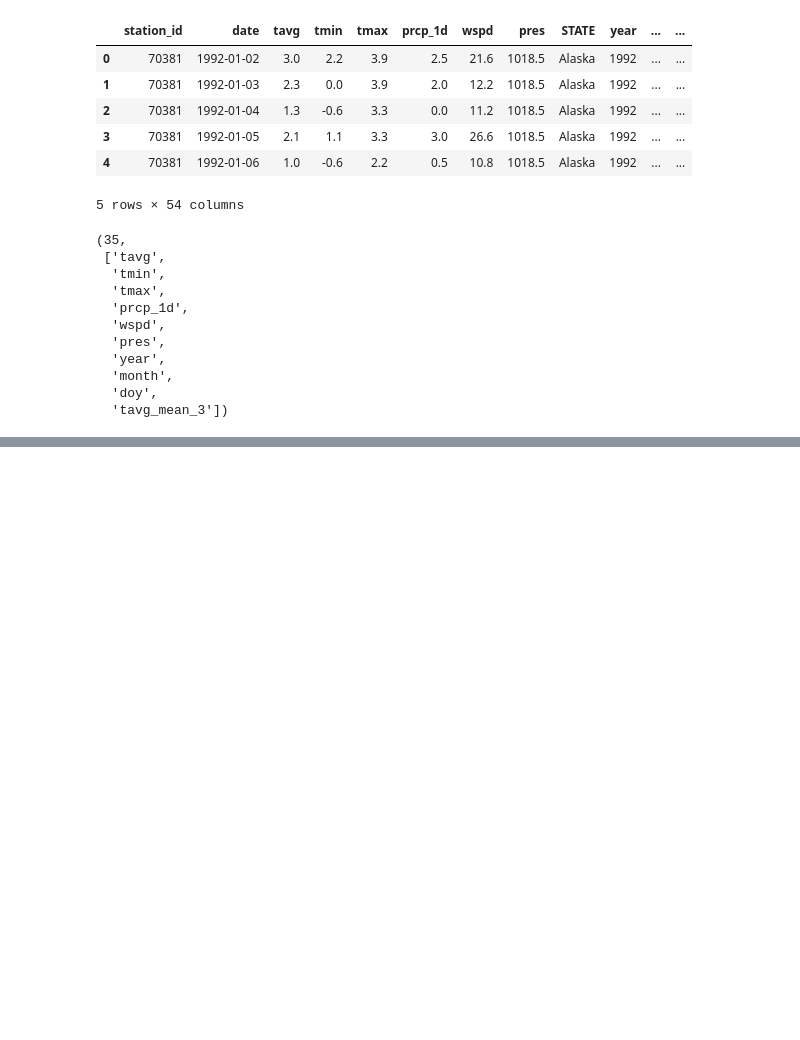
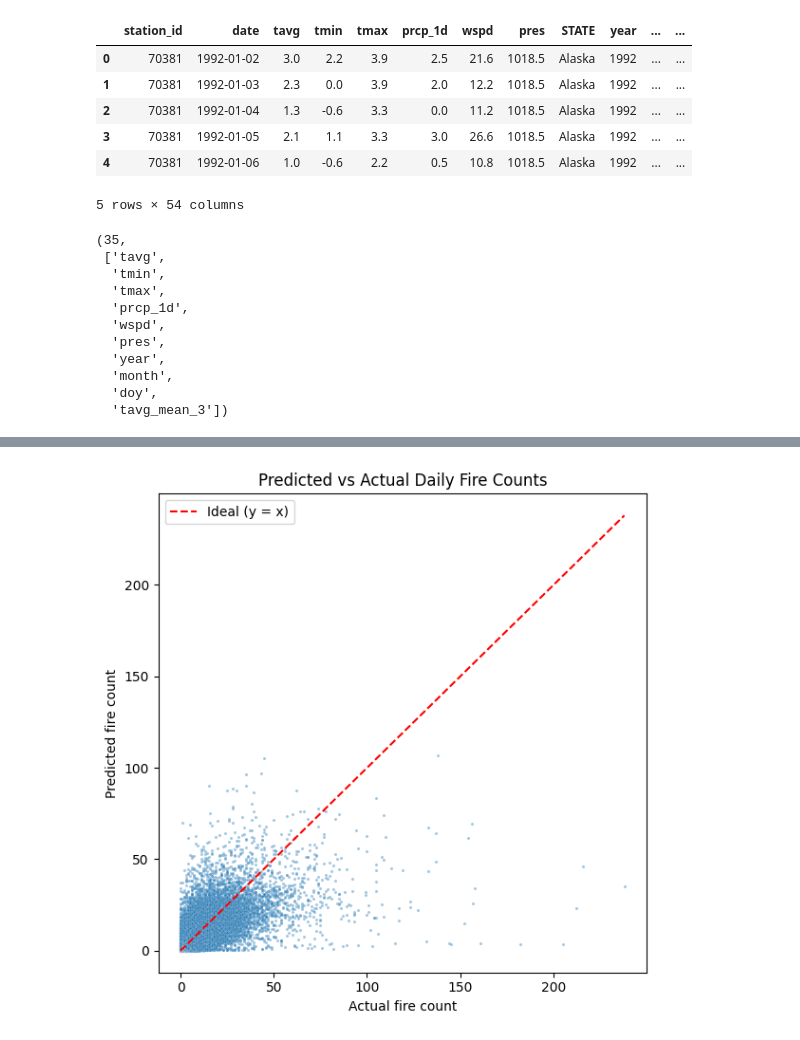
Before and after one commit to whelixw/week_11_wildfire_prediction, a Jupyter notebook: scripts/wildfires.ipynb, the cells around one changed output, grey strips where cells are left out. Cells and saved outputs as stored; diff of their text form; code cells hidden in the pictures; blank space fills up the shorter version.

Commit message:
added informative plots and committed to assigning fires to nearest station

```diff
--- a/scripts/wildfires.ipynb
+++ b/scripts/wildfires.ipynb
@@ -597,3 +660,102 @@ MSE on cause proportions: 0.03086
 Mean cross-entropy (per day, per fire): 2.218
 Baseline CE: 2.122
 Baseline MSE: 0.03688
+# %%
+# ---- 9.1 Predicted vs Actual fire counts ----
+# Assumes y_test_count and pred_count are available from earlier cells
+import matplotlib.pyplot as plt
+import seaborn as sns
+
+plt.figure(figsize=(6, 6))
+sns.scatterplot(x=y_test_count, y=pred_count, s=5, alpha=0.4)
+max_val = max(y_test_count.max(), pred_count.max())
+plt.plot([0, max_val], [0, max_val], color='red', linestyle='--', label='Ideal (y = x)')
+plt.xlabel('Actual fire count')
+plt.ylabel('Predicted fire count')
+plt.title('Predicted vs Actual Daily Fire Counts')
+plt.legend()
+plt.tight_layout()
+plt.show()
+
+# ---- 9.2 Predicted vs Actual log area burned ----
+# Assumes y_test_log_area and pred_log_area are available
+plt.figure(figsize=(6, 6))
+sns.scatterplot(x=y_test_log_area, y=pred_log_area, s=5, alpha=0.4)
+min_val = min(y_test_log_area.min(), pred_log_area.min())
+max_val = max(y_test_log_area.max(), pred_log_area.max())
+plt.plot([min_val, max_val], [min_val, max_val], color='red', linestyle='--', label='Ideal (y = x)')
+plt.xlabel('Actual log1p(area_burned)')
+plt.ylabel('Predicted log1p(area_burned)')
+plt.title('Predicted vs Actual Log Area Burned')
+plt.legend()
+plt.tight_layout()
+plt.show()
+
+# ---- 9.3 Feature importance for area model ----
+# Use LightGBM's built-in feature importance for model_area
+importances_area = model_area.feature_importance(importance_type='gain')
+feature_importance_area = pd.DataFrame({
+    'feature': feature_cols,
+    'importance': importances_area,
+})
+feature_importance_area = feature_importance_area.sort_values('importance', ascending=False)
+top_n = 15
+top_features_area = feature_importance_area.head(top_n)
+
+plt.figure(figsize=(8, 6))
+sns.barplot(data=top_features_area, x='importance', y='feature', orient='h')
+plt.title(f'Top {top_n} Features for Area Model (gain importance)')
+plt.xlabel('Importance (gain)')
+plt.ylabel('Feature')
+plt.tight_layout()
+plt.show()
+
+# ---- 9.4 Feature importance for specific causes (cause_1_prop and cause_4_prop) ----
+# Extract individual regressors from multi_reg
+# Assumes target_prop_cols corresponds to order of outputs in multi_reg
+cause_names = ['cause_1_prop', 'cause_4_prop']
+for cause_name in cause_names:
+    if cause_name not in target_prop_cols:
+        print(f"Warning: {cause_name} not found in target_prop_cols; skipping.")
+        continue
+
+    idx = target_prop_cols.index(cause_name)
+    reg = multi_reg.estimators_[idx]  # lightgbm.LGBMRegressor instance
+
+    fi = reg.feature_importances_
+    fi_df = pd.DataFrame({
+        'feature': feature_cols,
+        'importance': fi,
+    }).sort_values('importance', ascending=False)
+    top_k = 10
+    top_fi = fi_df.head(top_k)
+
+    plt.figure(figsize=(8, 6))
+    sns.barplot(data=top_fi, x='importance', y='feature', orient='h')
+    plt.title(f'Top {top_k} Features for {cause_name}')
+    plt.xlabel('Importance (split count)')
+    plt.ylabel('Feature')
+    plt.tight_layout()
+    plt.show()
+
+# ---- 9.5 Distributions of log area burned ----
+plt.figure(figsize=(10, 4))
+plt.subplot(1, 2, 1)
+sns.histplot(y_train_log_area, bins=50, kde=True)
+plt.title('Train log1p(area_burned)')
+plt.xlabel('log1p(area_burned)')
+
+plt.subplot(1, 2, 2)
+sns.histplot(y_test_log_area, bins=50, kde=True)
+plt.title('Test log1p(area_burned)')
+plt.xlabel('log1p(area_burned)')
+
+plt.tight_layout()
+plt.show()
+
+print('Train log-area:')
+print(y_train_log_area.describe())
+print('\nTest log-area:')
+print(y_test_log_area.describe())
+# %% [output]
+[figure, added]
```
Also changed, not shown: parts of 8 cells of this notebook, 1 other file.
